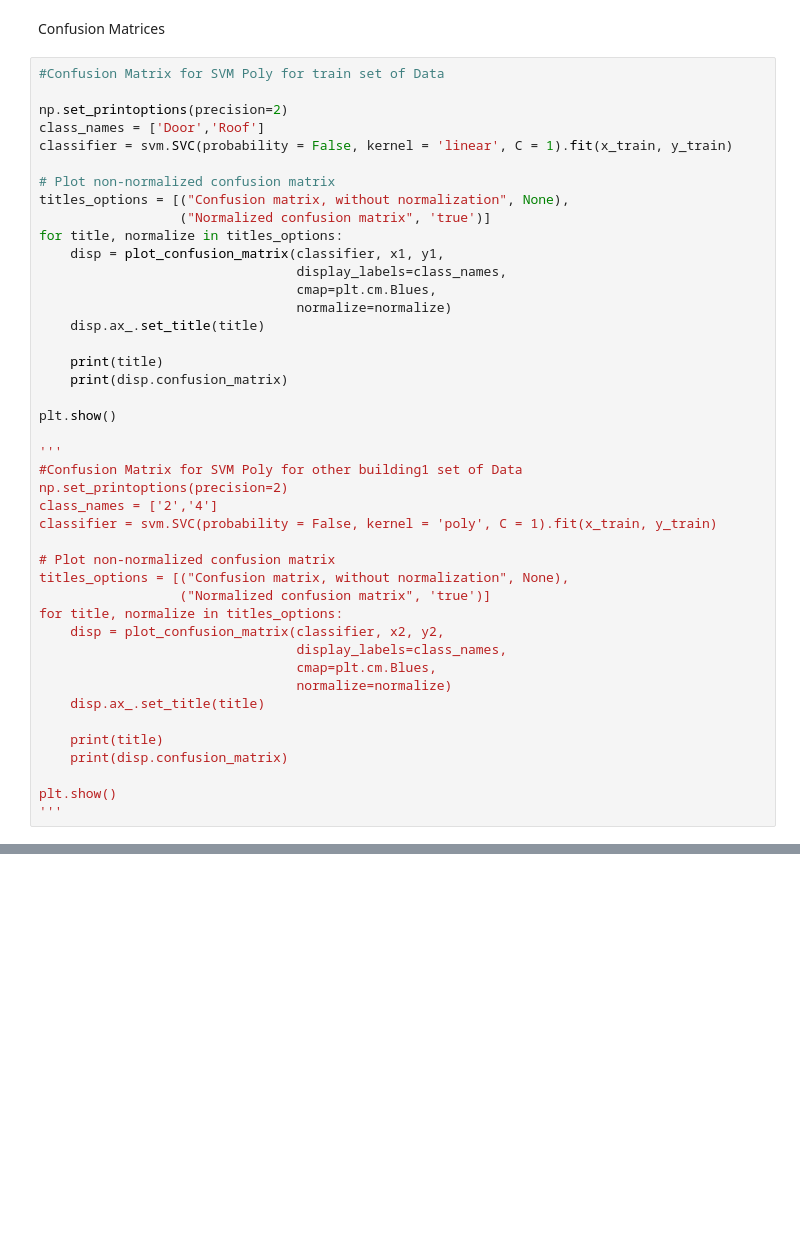
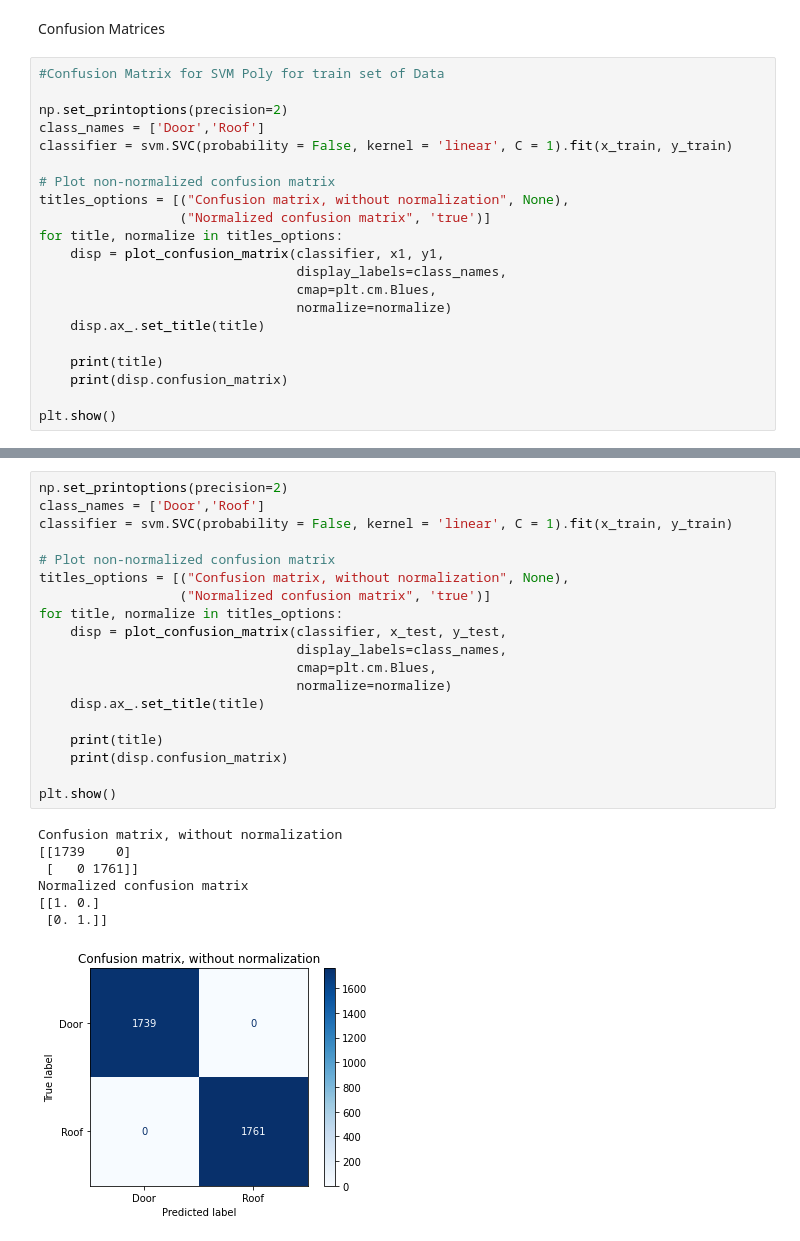
Before and after one commit to meishinlee/Building-Feature-Classification, a Jupyter notebook: Roof vs Door/SVM Final.ipynb, the cells around one changed output, grey strips where cells are left out. Cells and saved outputs as stored; diff of their text form; blank space fills up the shorter version.

```diff
--- a/Roof vs Door/SVM Final.ipynb
+++ b/Roof vs Door/SVM Final.ipynb
@@ -353,28 +353,6 @@ for title, normalize in titles_options:
     print(disp.confusion_matrix)
 
 plt.show()
-
-'''
-#Confusion Matrix for SVM Poly for other building1 set of Data
-np.set_printoptions(precision=2)
-class_names = ['2','4']
-classifier = svm.SVC(probability = False, kernel = 'poly', C = 1).fit(x_train, y_train)
-
-# Plot non-normalized confusion matrix
-titles_options = [("Confusion matrix, without normalization", None),
-                  ("Normalized confusion matrix", 'true')]
-for title, normalize in titles_options:
-    disp = plot_confusion_matrix(classifier, x2, y2,
-                                 display_labels=class_names,
-                                 cmap=plt.cm.Blues,
-                                 normalize=normalize)
-    disp.ax_.set_title(title)
-
-    print(title)
-    print(disp.confusion_matrix)
-
-plt.show()
-'''
 # %% [output]
 Confusion matrix, without normalization
 [[  739     0]
@@ -387,0 +365,27 @@ Normalized confusion matrix
+# %%
+np.set_printoptions(precision=2)
+class_names = ['Door','Roof']
+classifier = svm.SVC(probability = False, kernel = 'linear', C = 1).fit(x_train, y_train)
+
+# Plot non-normalized confusion matrix
+titles_options = [("Confusion matrix, without normalization", None),
+                  ("Normalized confusion matrix", 'true')]
+for title, normalize in titles_options:
+    disp = plot_confusion_matrix(classifier, x_test, y_test,
+                                 display_labels=class_names,
+                                 cmap=plt.cm.Blues,
+                                 normalize=normalize)
+    disp.ax_.set_title(title)
+
+    print(title)
+    print(disp.confusion_matrix)
+
+plt.show()
+# %% [output]
+Confusion matrix, without normalization
+[[1739    0]
+ [   0 1761]]
+Normalized confusion matrix
+[[1. 0.]
+ [0. 1.]]
+[figure, added]
```
Also changed, not shown: parts of 7 cells of this notebook, 3 other files.
